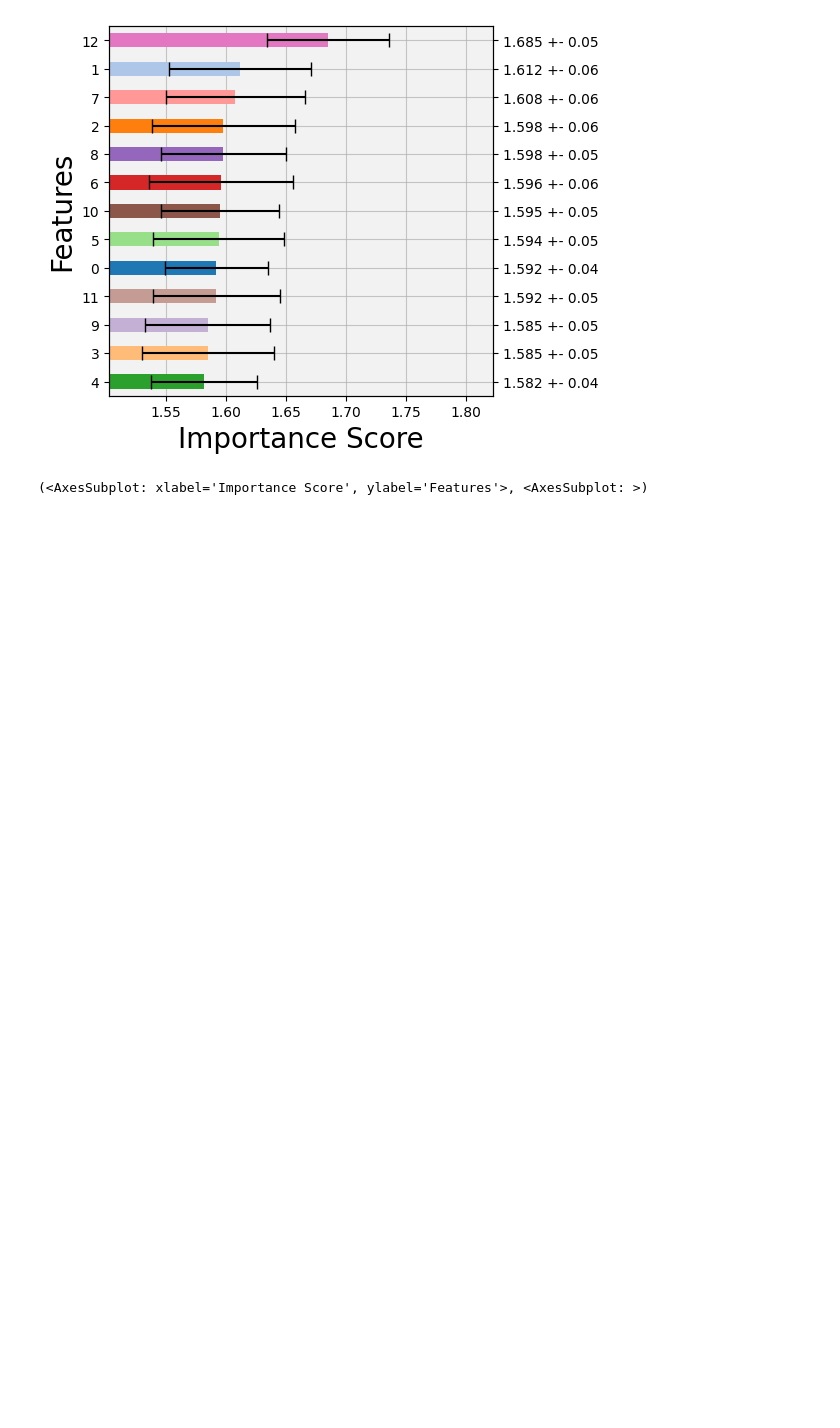
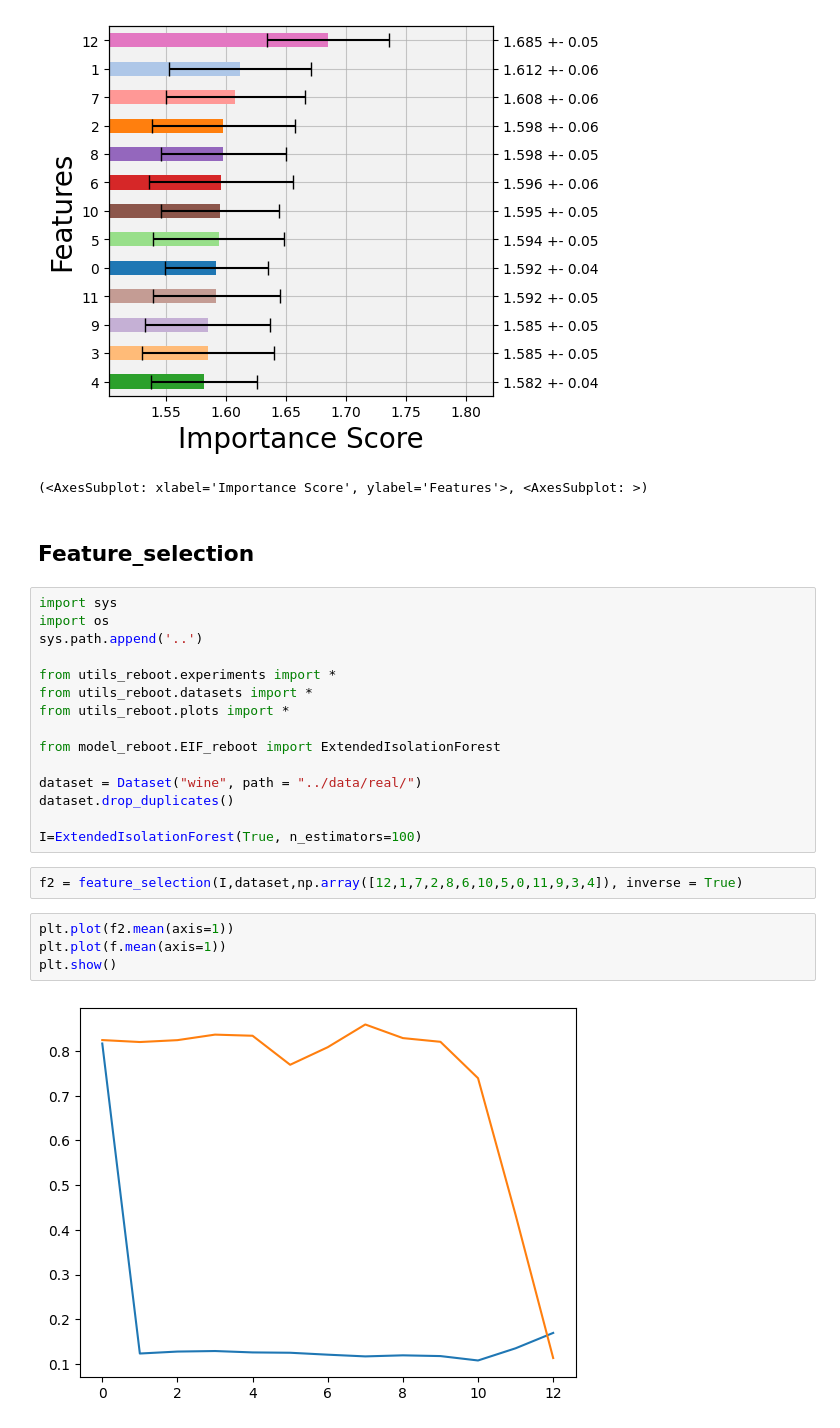
Before and after one commit to alessioarcudi/ExIFFI, a Jupyter notebook: notebooks/trial.ipynb, the cells around one changed output. Drawn from its saved outputs; the diff is of its cells as text; blank space fills up the shorter version.

Commit message:
feat_selection_experiment

```diff
--- a/notebooks/trial.ipynb
+++ b/notebooks/trial.ipynb
@@ -83,3 +83,28 @@ score_plot(dataset, path2, path_experiments)
 # %% [output]
 [figure]
 (<AxesSubplot: xlabel='Importance Score', ylabel='Features'>, <AxesSubplot: >)
+# %% [markdown]
+## Feature_selection
+# %%
+import sys
+import os
+sys.path.append('..')
+
+from utils_reboot.experiments import *
+from utils_reboot.datasets import *
+from utils_reboot.plots import *
+
+from model_reboot.EIF_reboot import ExtendedIsolationForest
+
+dataset = Dataset("wine", path = "../data/real/")
+dataset.drop_duplicates()
+
+I=ExtendedIsolationForest(True, n_estimators=100)
+# %%
+f2 = feature_selection(I,dataset,np.array([12,1,7,2,8,6,10,5,0,11,9,3,4]), inverse = True)
+# %%
+plt.plot(f2.mean(axis=1))
+plt.plot(f.mean(axis=1))
+plt.show()
+# %% [output]
+[figure, added]
```
Also changed, not shown: parts of 1 cell of this notebook, 3 other files.
